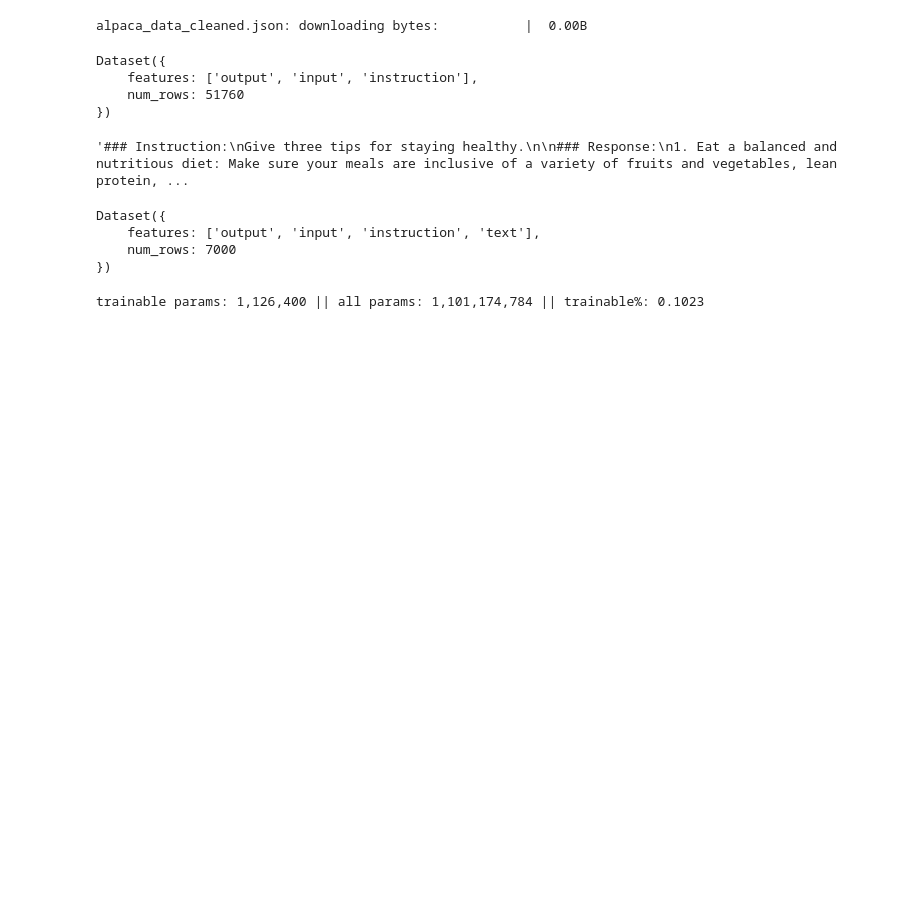
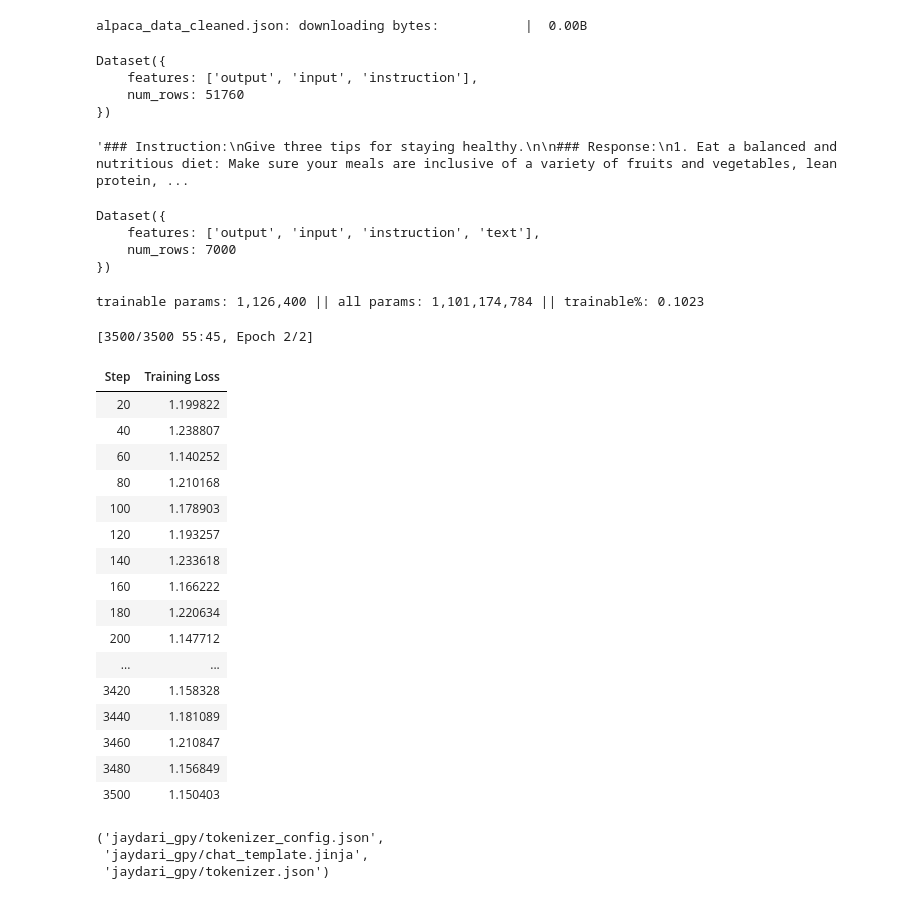
Before and after one commit to ellianorsX/jaydariGPT, a Jupyter notebook: jaydari_gpt.ipynb, the cells around one changed output. Cells and saved outputs as stored; diff of their text form; code cells hidden in the pictures; blank space fills up the shorter version.

Commit message:
feat: using trl & training our jaydari_gpt model

```diff
--- a/jaydari_gpt.ipynb
+++ b/jaydari_gpt.ipynb
@@ -180,3 +182,49 @@ trainable params: 1,126,400 || all params: 1,101,174,784 || trainable%: 0.1023
 # %%
 # QLora
 # Lora
+# %%
+training_args = TrainingArguments(
+    per_device_train_batch_size=1,
+    gradient_accumulation_steps=4,  # VRAM
+    num_train_epochs=2,  # overfit
+    logging_steps=20,
+    output_dir="./jaydari_gpt",
+    save_strategy="epoch",
+    bf16=True,
+    fp16=False,
+    report_to="none",
+)
+# %%
+# SFTTrainer
+trainer = SFTTrainer(
+    model=model,
+    train_dataset=dataset,
+    formatting_func=lambda x: x["text"],
+    args=training_args,
+)
+
+trainer.train()
+model.save_pretrained('jaydari_gpy')
+tokenizer.save_pretrained('jaydari_gpy')
+# %% [output]
+[3500/3500 55:45, Epoch 2/2]
+| Step | Training Loss |
+| 20 | 1.199822 |
+| 40 | 1.238807 |
+| 60 | 1.140252 |
+| 80 | 1.210168 |
+| 100 | 1.178903 |
+| 120 | 1.193257 |
+| 140 | 1.233618 |
+| 160 | 1.166222 |
+| 180 | 1.220634 |
+| 200 | 1.147712 |
+| ... | ... |
+| 3420 | 1.158328 |
+| 3440 | 1.181089 |
+| 3460 | 1.210847 |
+| 3480 | 1.156849 |
+| 3500 | 1.150403 |
+('jaydari_gpy/tokenizer_config.json',
+ 'jaydari_gpy/chat_template.jinja',
+ 'jaydari_gpy/tokenizer.json')
```
Also changed, not shown: parts of 11 cells of this notebook.
